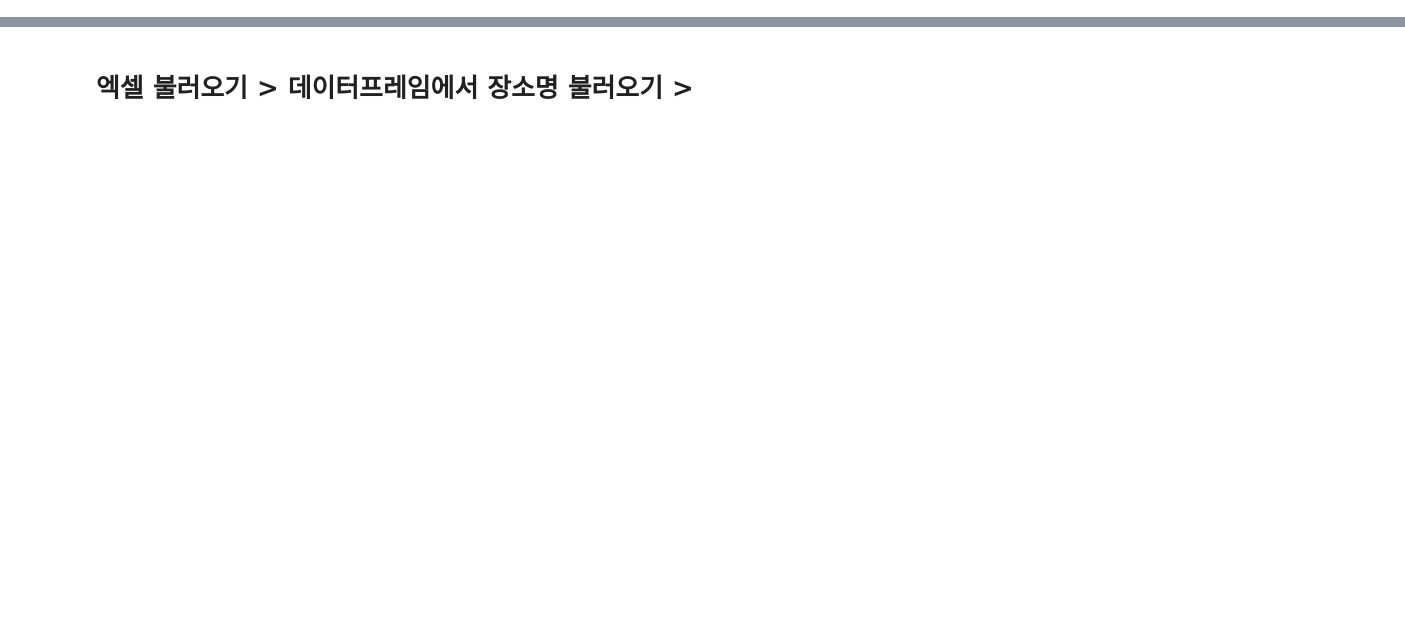
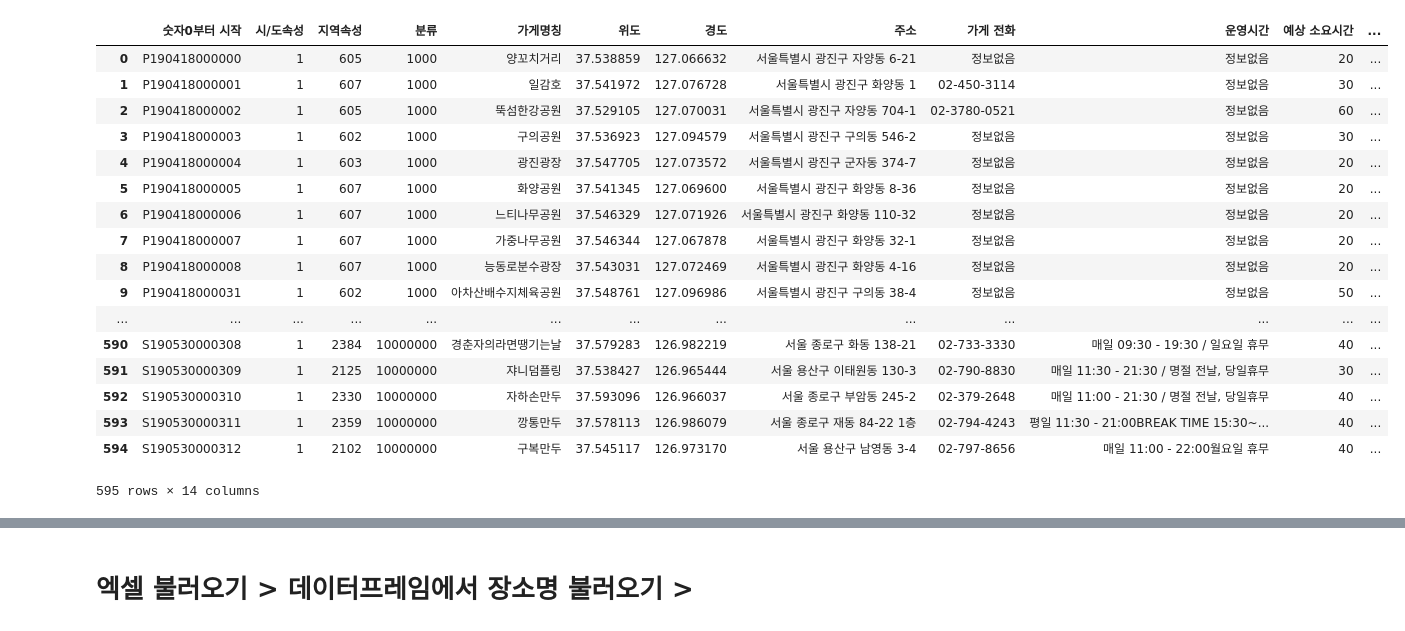
Before and after one commit to Lsh15/-, a Jupyter notebook: 다이닝코드 크롤링.ipynb, the cells around one changed output, grey strips where cells are left out. Saved outputs shown, nothing was run; the diff lists cells and outputs as text; code cells hidden in the pictures; blank space fills up the shorter version.

```diff
--- a/다이닝코드 크롤링.ipynb
+++ b/다이닝코드 크롤링.ipynb
@@ -10,0 +14,22 @@ import time
+# %%
+data = pd.read_csv("dataset1.csv", encoding='CP949')
+data
+# %% [output]
+|  | 숫자0부터 시작 | 시/도속성 | 지역속성 | 분류 | 가게명칭 | 위도 | 경도 | 주소 | 가게 전화 | 운영시간 | 예상 소요시간 | ... |
+| 0 | P190418000000 | 1 | 605 | 1000 | 양꼬치거리 | 37.538859 | 127.066632 | 서울특별시 광진구 자양동 6-21 | 정보없음 | 정보없음 | 20 | ... |
+| 1 | P190418000001 | 1 | 607 | 1000 | 일감호 | 37.541972 | 127.076728 | 서울특별시 광진구 화양동 1 | 02-450-3114 | 정보없음 | 30 | ... |
+| 2 | P190418000002 | 1 | 605 | 1000 | 뚝섬한강공원 | 37.529105 | 127.070031 | 서울특별시 광진구 자양동 704-1 | 02-3780-0521 | 정보없음 | 60 | ... |
+| 3 | P190418000003 | 1 | 602 | 1000 | 구의공원 | 37.536923 | 127.094579 | 서울특별시 광진구 구의동 546-2 | 정보없음 | 정보없음 | 30 | ... |
+| 4 | P190418000004 | 1 | 603 | 1000 | 광진광장 | 37.547705 | 127.073572 | 서울특별시 광진구 군자동 374-7 | 정보없음 | 정보없음 | 20 | ... |
+| 5 | P190418000005 | 1 | 607 | 1000 | 화양공원 | 37.541345 | 127.069600 | 서울특별시 광진구 화양동 8-36 | 정보없음 | 정보없음 | 20 | ... |
+| 6 | P190418000006 | 1 | 607 | 1000 | 느티나무공원 | 37.546329 | 127.071926 | 서울특별시 광진구 화양동 110-32 | 정보없음 | 정보없음 | 20 | ... |
+| 7 | P190418000007 | 1 | 607 | 1000 | 가중나무공원 | 37.546344 | 127.067878 | 서울특별시 광진구 화양동 32-1 | 정보없음 | 정보없음 | 20 | ... |
+| 8 | P190418000008 | 1 | 607 | 1000 | 능동로분수광장 | 37.543031 | 127.072469 | 서울특별시 광진구 화양동 4-16 | 정보없음 | 정보없음 | 20 | ... |
+| 9 | P190418000031 | 1 | 602 | 1000 | 아차산배수지체육공원 | 37.548761 | 127.096986 | 서울특별시 광진구 구의동 38-4 | 정보없음 | 정보없음 | 50 | ... |
+| ... | ... | ... | ... | ... | ... | ... | ... | ... | ... | ... | ... | ... |
+| 590 | S190530000308 | 1 | 2384 | 10000000 | 경춘자의라면땡기는날 | 37.579283 | 126.982219 | 서울 종로구 화동 138-21 | 02-733-3330 | 매일 09:30 - 19:30 / 일요일 휴무 | 40 | ... |
+| 591 | S190530000309 | 1 | 2125 | 10000000 | 쟈니덤플링 | 37.538427 | 126.965444 | 서울 용산구 이태원동 130-3 | 02-790-8830 | 매일 11:30 - 21:30 / 명절 전날, 당일휴무 | 30 | ... |
+| 592 | S190530000310 | 1 | 2330 | 10000000 | 자하손만두 | 37.593096 | 126.966037 | 서울 종로구 부암동 245-2 | 02-379-2648 | 매일 11:00 - 21:30 / 명절 전날, 당일휴무 | 40 | ... |
+| 593 | S190530000311 | 1 | 2359 | 10000000 | 깡통만두 | 37.578113 | 126.986079 | 서울 종로구 재동 84-22 1층 | 02-794-4243 | 평일 11:30 - 21:00BREAK TIME 15:30~... | 40 | ... |
+| 594 | S190530000312 | 1 | 2102 | 10000000 | 구복만두 | 37.545117 | 126.973170 | 서울 용산구 남영동 3-4 | 02-797-8656 | 매일 11:00 - 22:00월요일 휴무 | 40 | ... |
+595 rows × 14 columns
```
Also changed, not shown: parts of 11 cells of this notebook, 2 other files.
